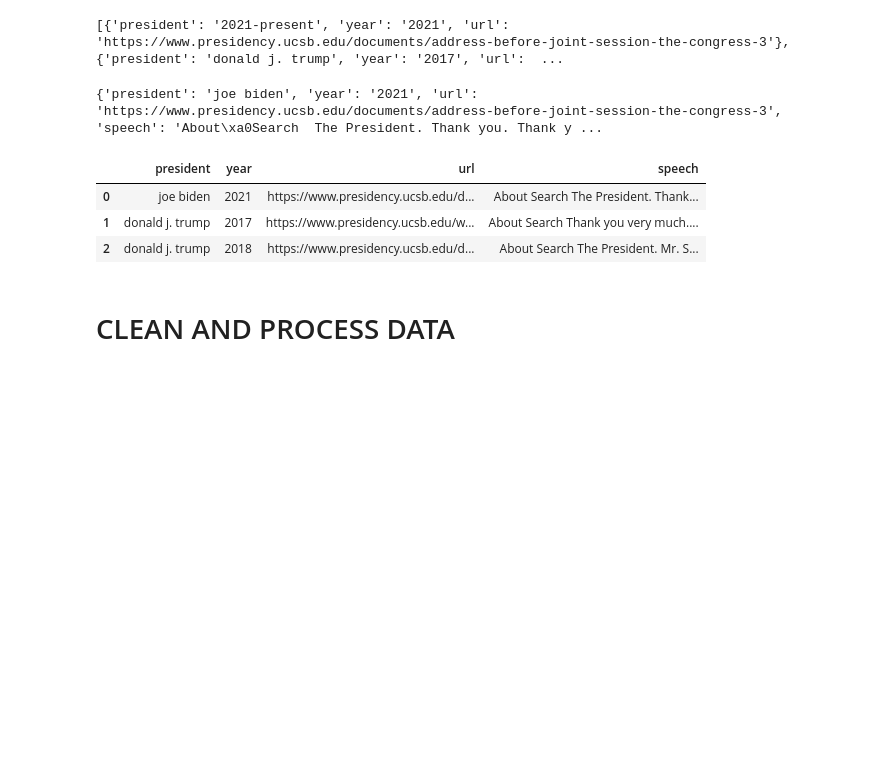
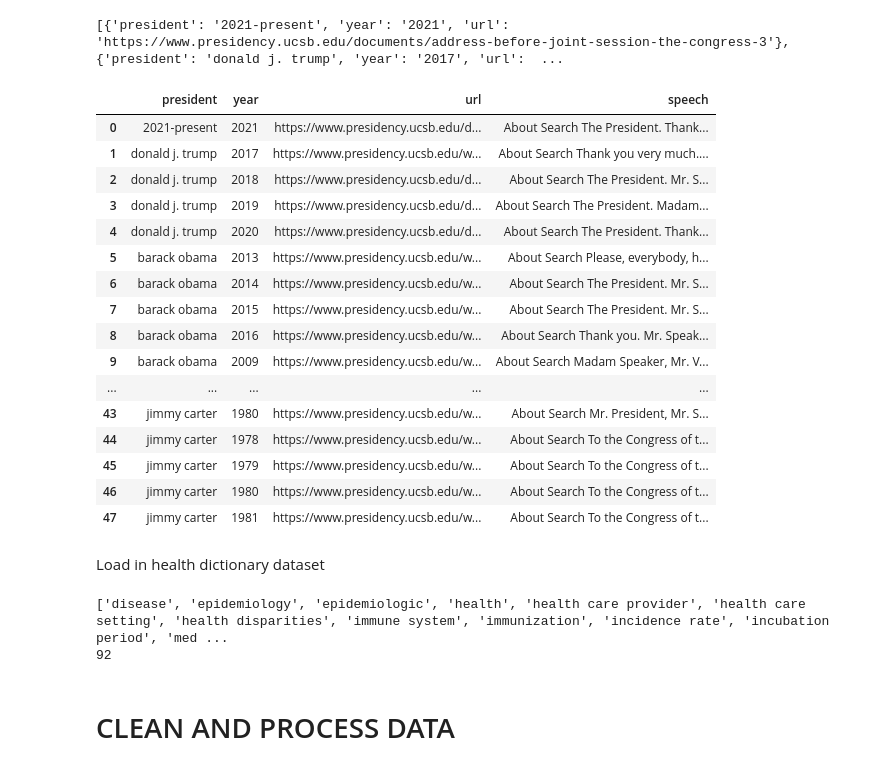
Before and after one commit to damoon843/al-gore-ithms, a Jupyter notebook: final_project.ipynb, the cells around one changed output. Cells and saved outputs as stored; diff of their text form; code cells hidden in the pictures; blank space fills up the shorter version.

```diff
--- a/final_project.ipynb
+++ b/final_project.ipynb
@@ -88,10 +104,3 @@ for speech in all_speeches_url:
       full_text_together += j.text + " "
       speech['speech'] = (full_text_together)
 # print(all_speeches_url)
-# %%
-all_speeches_url[0]['president'] = "joe biden"
-# print(all_speeches_url[0])
-# # The all_speeches_url table is too large to actually print all out at once
-print(all_speeches_url[0])
-# %% [output]
-{'president': 'joe biden', 'year': '2021', 'url': 'https://www.presidency.ucsb.edu/documents/address-before-joint-session-the-congress-3', 'speech': 'About\xa0Search  The President. Thank you. Thank y ...
@@ -115,12 +107,37 @@ print(all_speeches_url[0])
 # %%
 # Convert to pandas DF
 speeches_df = pd.DataFrame(all_speeches_url)
-speeches_df.head(3)
+speeches_df.head(48)
 # %% [output]
 |  | president | year | url | speech |
-| 0 | joe biden | 2021 | https://www.presidency.ucsb.edu/d... | About Search The President. Thank... |
+| 0 | 2021-present | 2021 | https://www.presidency.ucsb.edu/d... | About Search The President. Thank... |
 | 1 | donald j. trump | 2017 | https://www.presidency.ucsb.edu/w... | About Search Thank you very much.... |
 | 2 | donald j. trump | 2018 | https://www.presidency.ucsb.edu/d... | About Search The President. Mr. S... |
+| 3 | donald j. trump | 2019 | https://www.presidency.ucsb.edu/d... | About Search The President. Madam... |
+| 4 | donald j. trump | 2020 | https://www.presidency.ucsb.edu/d... | About Search The President. Thank... |
+| 5 | barack obama | 2013 | https://www.presidency.ucsb.edu/w... | About Search Please, everybody, h... |
+| 6 | barack obama | 2014 | https://www.presidency.ucsb.edu/w... | About Search The President. Mr. S... |
+| 7 | barack obama | 2015 | https://www.presidency.ucsb.edu/w... | About Search The President. Mr. S... |
+| 8 | barack obama | 2016 | https://www.presidency.ucsb.edu/w... | About Search Thank you. Mr. Speak... |
+| 9 | barack obama | 2009 | https://www.presidency.ucsb.edu/w... | About Search Madam Speaker, Mr. V... |
+| ... | ... | ... | ... | ... |
+| 43 | jimmy carter | 1980 | https://www.presidency.ucsb.edu/w... | About Search Mr. President, Mr. S... |
+| 44 | jimmy carter | 1978 | https://www.presidency.ucsb.edu/w... | About Search To the Congress of t... |
+| 45 | jimmy carter | 1979 | https://www.presidency.ucsb.edu/w... | About Search To the Congress of t... |
+| 46 | jimmy carter | 1980 | https://www.presidency.ucsb.edu/w... | About Search To the Congress of t... |
+| 47 | jimmy carter | 1981 | https://www.presidency.ucsb.edu/w... | About Search To the Congress of t... |
+# %% [markdown]
+Load in health dictionary dataset
+# %%
+with open('/content/drive/My Drive/CS1951A Final Project/health_dictionary.txt', 'r', encoding='utf-8') as data:
+  items =  data.readlines()
+  health_dic = [x.strip().lower() for x in items]
+print(health_dic)
+
+print(len(health_dic))
+# %% [output]
+['disease', 'epidemiology', 'epidemiologic', 'health', 'health care provider', 'health care setting', 'health disparities', 'immune system', 'immunization', 'incidence rate', 'incubation period', 'med ...
+92
 # %% [markdown]
 # CLEAN AND PROCESS DATA
 # %%
```
Also changed, not shown: parts of 62 cells of this notebook.
